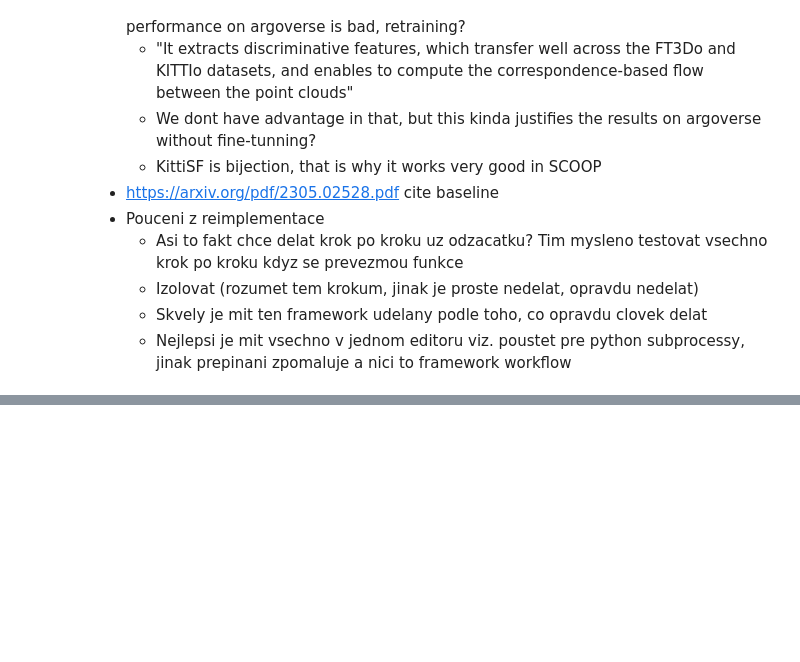
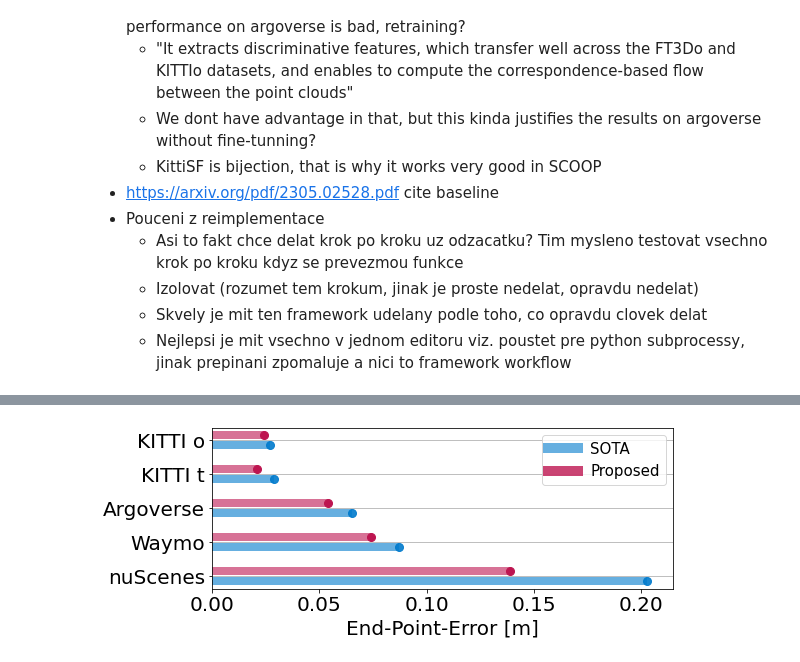
Before and after one commit to vacany/sac-flow, a Jupyter notebook: notebooks/experiments.ipynb, the cells around one changed output, grey strips where cells are left out. Drawn from its saved outputs; the diff is of its cells as text; code cells hidden in the pictures; blank space fills up the shorter version.

```diff
--- a/notebooks/experiments.ipynb
+++ b/notebooks/experiments.ipynb
@@ -55,10 +15,16 @@ for cfg in cfg_list:
 # %%
 # Compare experiments, # Udelat cross experiment vizualizaci
 import glob
+import os
+
+import matplotlib.pyplot as plt
 import pandas as pd
-import os
-import matplotlib.pyplot as plt
+
 from data.PATHS import TMP_VIS_PATH
+from dev.read_results import *
+
+datasets = ['kitti_t', 'kitti_o', 'argoverse', 'nuscenes', 'waymo']
+metric_list = ['EPE3D', 'acc3d_strict', 'acc3d_relax', 'angle_error', 'outlier']
 
 exp_name = "grid_search"
 exp_dir = f'{os.path.expanduser("~")}/experiments/{exp_name}'
@@ -124,7 +90,7 @@ for run in runs:
 
 
     full_dict = {**args, **metric}
-    name_weight_list = ['free_weight', 'smooth_weight', 'forward_weight', 'pc2_smooth', 'sm_normals_K', 'VA']
+    name_weight_list = ['dataset', 'free_weight', 'smooth_weight', 'forward_weight', 'pc2_smooth', 'sm_normals_K', 'VA']
     name_metrics = ['EPE3D', 'acc3d_strict', 'acc3d_relax', 'angle_error', 'outlier']
     interest_dict = {k:v for k,v in full_dict.items() if k in ['aff', 'avg_solver_time', 'model', 'EPE3D'] + name_weight_list + name_metrics}
 
@@ -317,0 +334,82 @@ plt.savefig(f'{TMP_VIS_PATH}/{dataset_type}_range.png')
+# %%
+import matplotlib.pyplot as plt
+import os
+from data.PATHS import TMP_VIS_PATH
+
+epe_dict = {
+        'KITTI o_base' : 0.027,
+        'KITTI o_ours' : 0.024,
+        'KITTI t_base' : 0.029,
+       'KITTI t_ours' : 0.021,
+       'Argoverse_base' : 0.065,
+       'Argoverse_ours' : 0.054,
+       'nuScenes_base' : 0.203,
+       'nuScenes_ours' : 0.139,
+       'Waymo_base' : 0.087,
+       'Waymo_ours' : 0.074,
+}
+
+sequence = {'nuScenes' : 0,
+            'Waymo' : 1,
+            'Argoverse' : 2,
+            'KITTI t' : 3,
+            'KITTI o' : 4,
+
+
+}
+# for metric in metric_list:
+
+fig, ax = plt.subplots(figsize=(8,3), layout='constrained')
+
+multiplier = 0
+width = 0.2  # the width of the bars
+for k, v in epe_dict.items():
+
+    aff = k.split('_')[-1]
+    dataset = k.split('_')[0]
+
+    x = sequence[dataset]
+
+    if aff == 'base':
+        # rects = ax.barh(x - width * 0.8, v, width, label=aff, color='blue')
+        ax.hlines(y=x-0.15, xmin=0, xmax=v, color='#007acc', alpha=0.6, linewidth=8)
+        ax.plot(v, x-0.15, "o", markersize=8, color='#007acc', alpha=0.9)
+
+    else:
+        # rects = ax.barh(x + width * 0.8, v, width, label=aff, color='green')
+        ax.hlines(y=x+0.15, xmin=0, xmax=v, color='#BD1550', alpha=0.6, linewidth=8)
+        ax.plot(v, x+0.15, "o", markersize=8, color='#BD1550', alpha=1)
+    # todo kitti_t with latex
+    # ax.bar_label(rects, padding=3)
+    # multiplier += 1
+
+    # Add some text for labels, title and custom x-axis tick labels, etc.
+
+    # ax.set_title('EPE over Datasets')
+
+
+    baseArtist = plt.Line2D((0,1),(0,0), color='#007acc', alpha=0.6, linewidth=10)
+    oursArtist = plt.Line2D((0,1),(0,0), color='#BD1550', alpha=0.8, linewidth=10)
+    # ax.set_ylim(0, 250)
+
+ax.set_xlabel('End-Point-Error [m]', fontsize=20)
+ax.set_yticks([0,1,2,3,4], sequence.keys(), fontsize=20) #
+ax.set_xlim(0, 0.215)
+ax.set_xticks([0,0.05,0.1,0.15,0.2], fontsize=20)
+plt.xticks(fontsize=20, rotation=0)
+
+ax.legend([baseArtist, oursArtist], ['SOTA', 'Proposed'], loc='upper right', fontsize=15)
+# plt.legend(['baseline','ours'], loc='upper right')
+plt.grid(True, axis='y')
+# plt.grid(False, axis='x')
+plt.savefig(f'{TMP_VIS_PATH}/intro_result_bars.png', transparent=True)
+# ax.legend(loc='upper left')
+    # plt.title(f"Best {metric} over Datasets")
+    # plt.xticks(rotation=45)
+    # plt.xlabel('Dataset')
+    # plt.ylabel(f'Best {metric}')
+
+    # plt.savefig(f'{os.path.expanduser("~")}/experiments/plots/intro_result_{metric}.png')
+    # plt.close()
+# %% [output]
+[figure, added]
```
Also changed, not shown: parts of 13 cells of this notebook, 29 other files.
